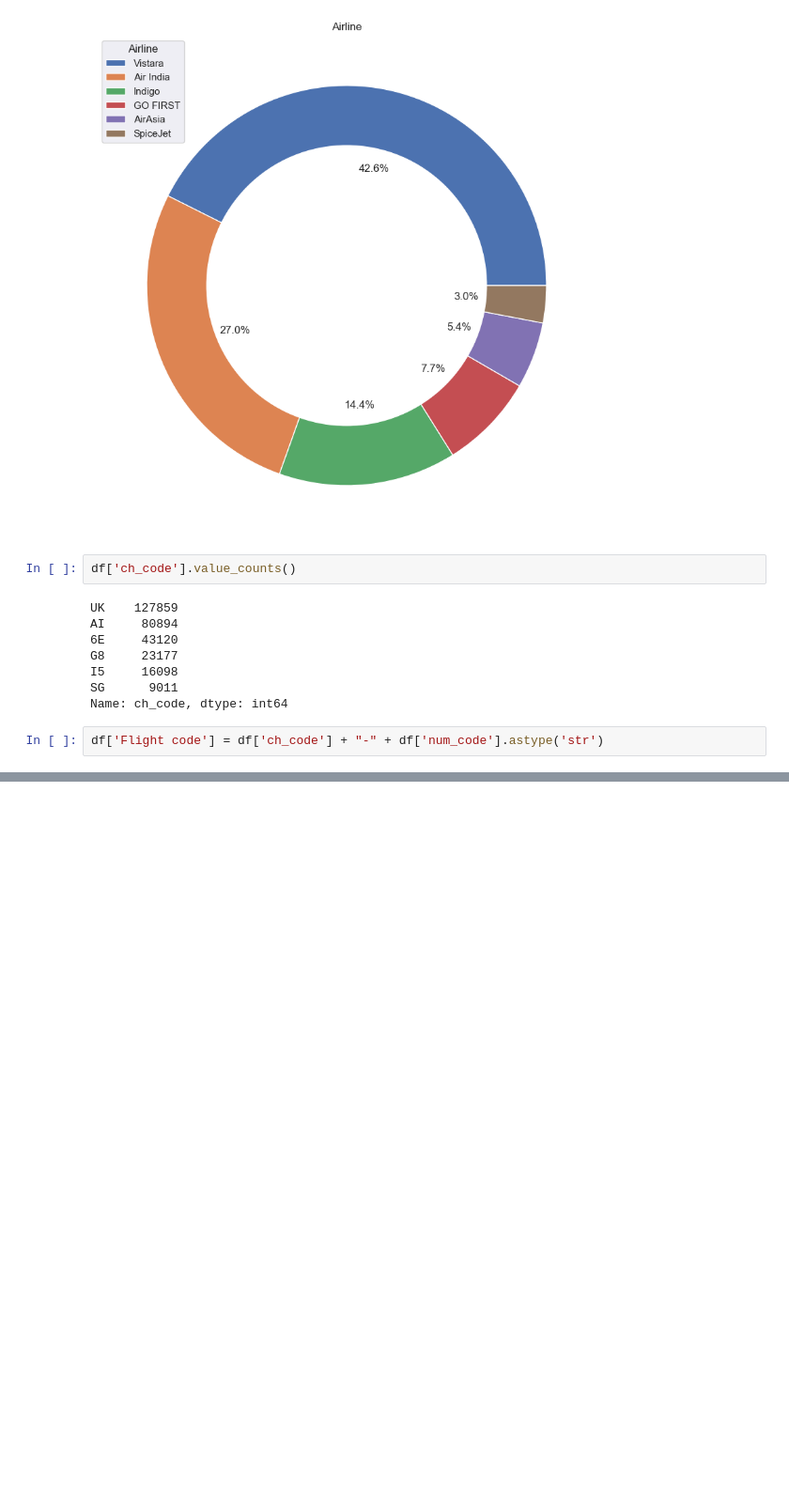
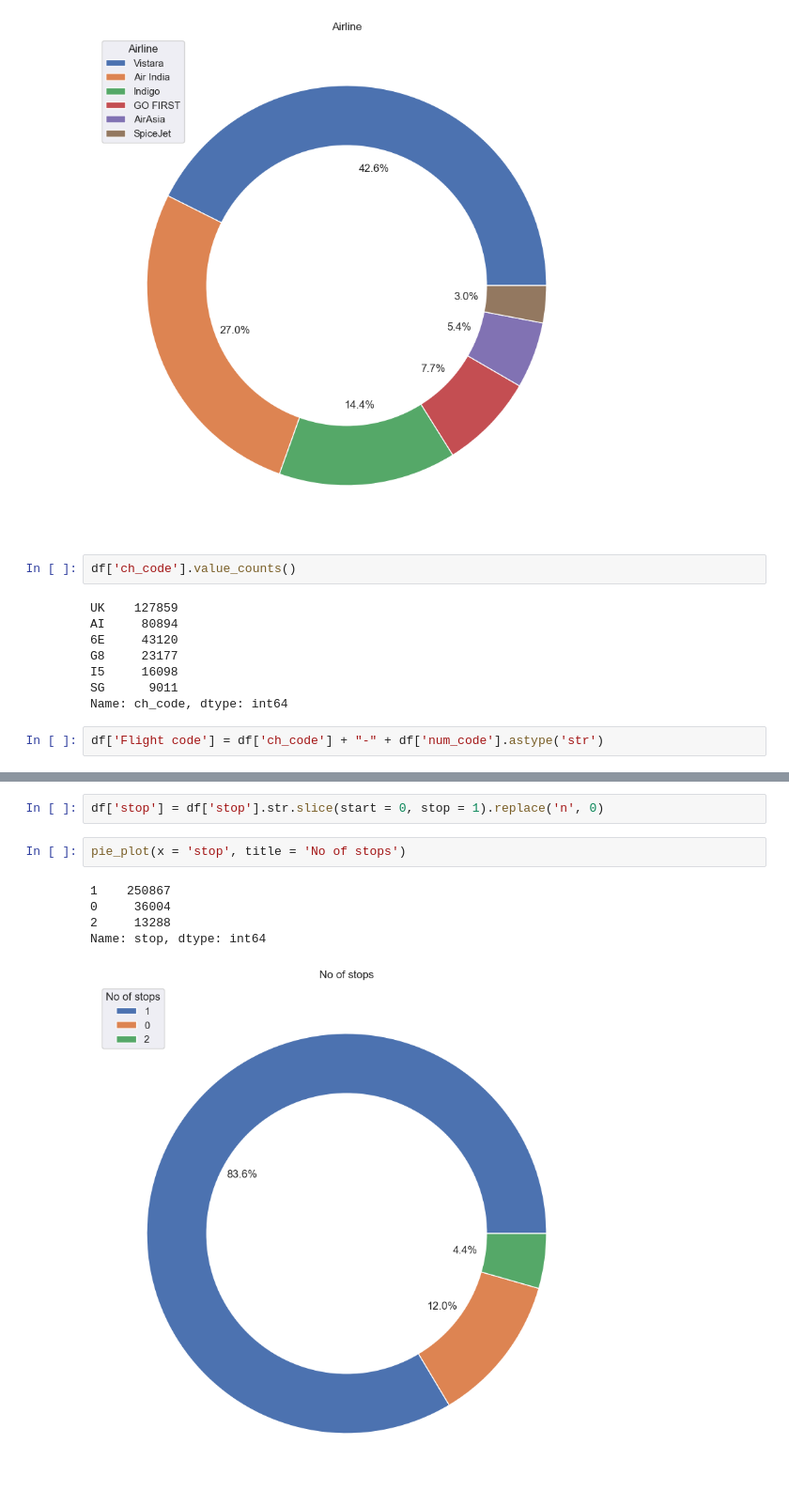
Before and after one commit to pinilDissanayaka/Flight-Price-Prediction, a Jupyter notebook: Notebooks/EDA and Cleaning.ipynb, the cells around one changed output, grey strips where cells are left out. Shown at 94% size. Saved outputs shown, nothing was run; the diff lists cells and outputs as text; blank space fills up the shorter version.

```diff
--- a/Notebooks/EDA and Cleaning.ipynb
+++ b/Notebooks/EDA and Cleaning.ipynb
@@ -182,0 +320,10 @@ Name: airline, dtype: int64
+# %%
+df['stop'] = df['stop'].str.slice(start = 0, stop = 1).replace('n', 0)
+# %%
+pie_plot(x = 'stop', title = 'No of stops')
+# %% [output]
+1    250867
+0     36004
+2     13288
+Name: stop, dtype: int64
+[figure, added]
```
Also changed, not shown: parts of 36 cells of this notebook, 1 other file.
